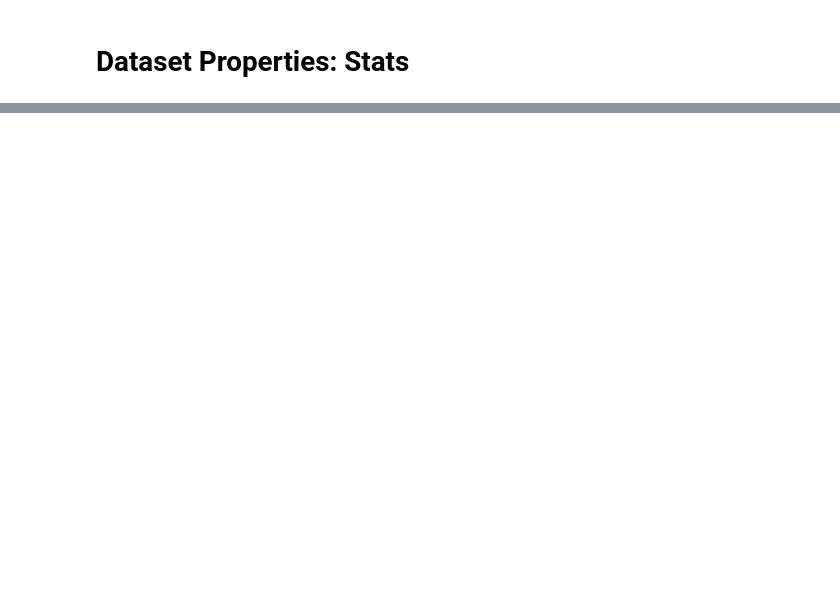
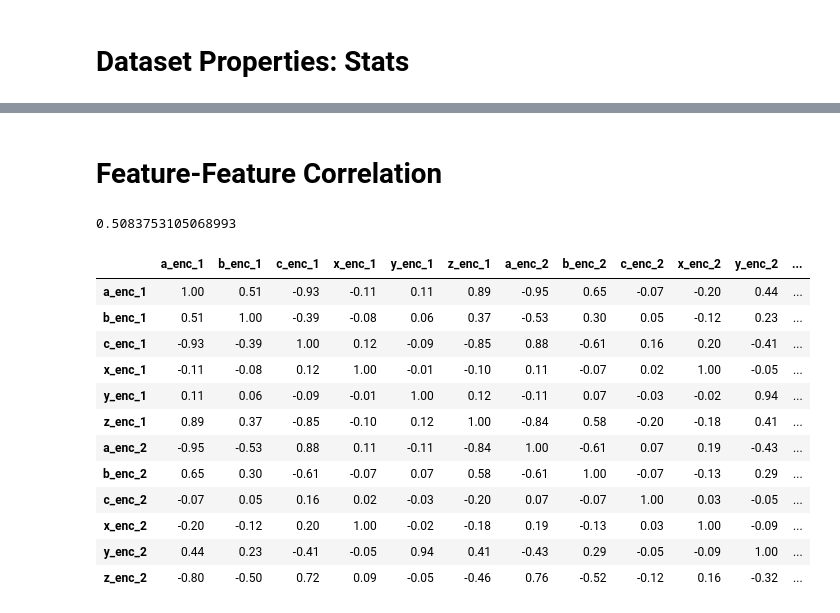
Before and after one commit to aumyfarhan/robot_force_prediction, a Jupyter notebook: Exploratory_Data_Analysis.ipynb, the cells around one changed output, grey strips where cells are left out. Saved outputs shown, nothing was run; the diff lists cells and outputs as text; code cells hidden in the pictures; blank space fills up the shorter version.

Commit message:
correlation analysis done

```diff
--- a/Exploratory_Data_Analysis.ipynb
+++ b/Exploratory_Data_Analysis.ipynb
@@ -90,4 +90,8 @@ data_4 columns: Index(['t', 'a_enc_1', 'b_enc_1', 'c_enc_1', 'z_enc_1', 'y_enc_1
        'a_enc_2', 'b_enc_2', 'c_enc_2', 'y_enc_2', 'z_enc_2', 'x_enc_2',
        'fx_1', 'fy_1', 'fz_1', 'fx_2', 'fy_2', 'fz_2'],
       dtype='object')
+# %%
+feature_columns = ['a_enc_1', 'b_enc_1', 'c_enc_1', 'x_enc_1', 'y_enc_1', \
+                   'z_enc_1', 'a_enc_2', 'b_enc_2', 'c_enc_2', 'x_enc_2', 'y_enc_2', 'z_enc_2']
+output_columns = ['fx_1', 'fy_1', 'fz_1', 'fx_2', 'fy_2', 'fz_2']
 # %% [markdown]
@@ -135,0 +177,26 @@ data_4.describe()
+# %% [markdown]
+# Feature-Feature Correlation
+# %%
+feature_feature_corr_1 = data_1[feature_columns].corr()
+feature_feature_corr_2 = data_2[feature_columns].corr()
+feature_feature_corr_4 = data_4[feature_columns].corr()
+# %%
+feature_feature_corr_1['a_enc_1']['b_enc_1']
+# %% [output]
+0.5083753105068993
+# %%
+feature_feature_corr_1.style.background_gradient(cmap='coolwarm').set_precision(2)
+# %% [output]
+|  | a_enc_1 | b_enc_1 | c_enc_1 | x_enc_1 | y_enc_1 | z_enc_1 | a_enc_2 | b_enc_2 | c_enc_2 | x_enc_2 | y_enc_2 | ... |
+| a_enc_1 | 1.00 | 0.51 | -0.93 | -0.11 | 0.11 | 0.89 | -0.95 | 0.65 | -0.07 | -0.20 | 0.44 | ... |
+| b_enc_1 | 0.51 | 1.00 | -0.39 | -0.08 | 0.06 | 0.37 | -0.53 | 0.30 | 0.05 | -0.12 | 0.23 | ... |
+| c_enc_1 | -0.93 | -0.39 | 1.00 | 0.12 | -0.09 | -0.85 | 0.88 | -0.61 | 0.16 | 0.20 | -0.41 | ... |
+| x_enc_1 | -0.11 | -0.08 | 0.12 | 1.00 | -0.01 | -0.10 | 0.11 | -0.07 | 0.02 | 1.00 | -0.05 | ... |
+| y_enc_1 | 0.11 | 0.06 | -0.09 | -0.01 | 1.00 | 0.12 | -0.11 | 0.07 | -0.03 | -0.02 | 0.94 | ... |
+| z_enc_1 | 0.89 | 0.37 | -0.85 | -0.10 | 0.12 | 1.00 | -0.84 | 0.58 | -0.20 | -0.18 | 0.41 | ... |
+| a_enc_2 | -0.95 | -0.53 | 0.88 | 0.11 | -0.11 | -0.84 | 1.00 | -0.61 | 0.07 | 0.19 | -0.43 | ... |
+| b_enc_2 | 0.65 | 0.30 | -0.61 | -0.07 | 0.07 | 0.58 | -0.61 | 1.00 | -0.07 | -0.13 | 0.29 | ... |
+| c_enc_2 | -0.07 | 0.05 | 0.16 | 0.02 | -0.03 | -0.20 | 0.07 | -0.07 | 1.00 | 0.03 | -0.05 | ... |
+| x_enc_2 | -0.20 | -0.12 | 0.20 | 1.00 | -0.02 | -0.18 | 0.19 | -0.13 | 0.03 | 1.00 | -0.09 | ... |
+| y_enc_2 | 0.44 | 0.23 | -0.41 | -0.05 | 0.94 | 0.41 | -0.43 | 0.29 | -0.05 | -0.09 | 1.00 | ... |
+| z_enc_2 | -0.80 | -0.50 | 0.72 | 0.09 | -0.05 | -0.46 | 0.76 | -0.52 | -0.12 | 0.16 | -0.32 | ... |
```
Also changed, not shown: parts of 21 cells of this notebook.
